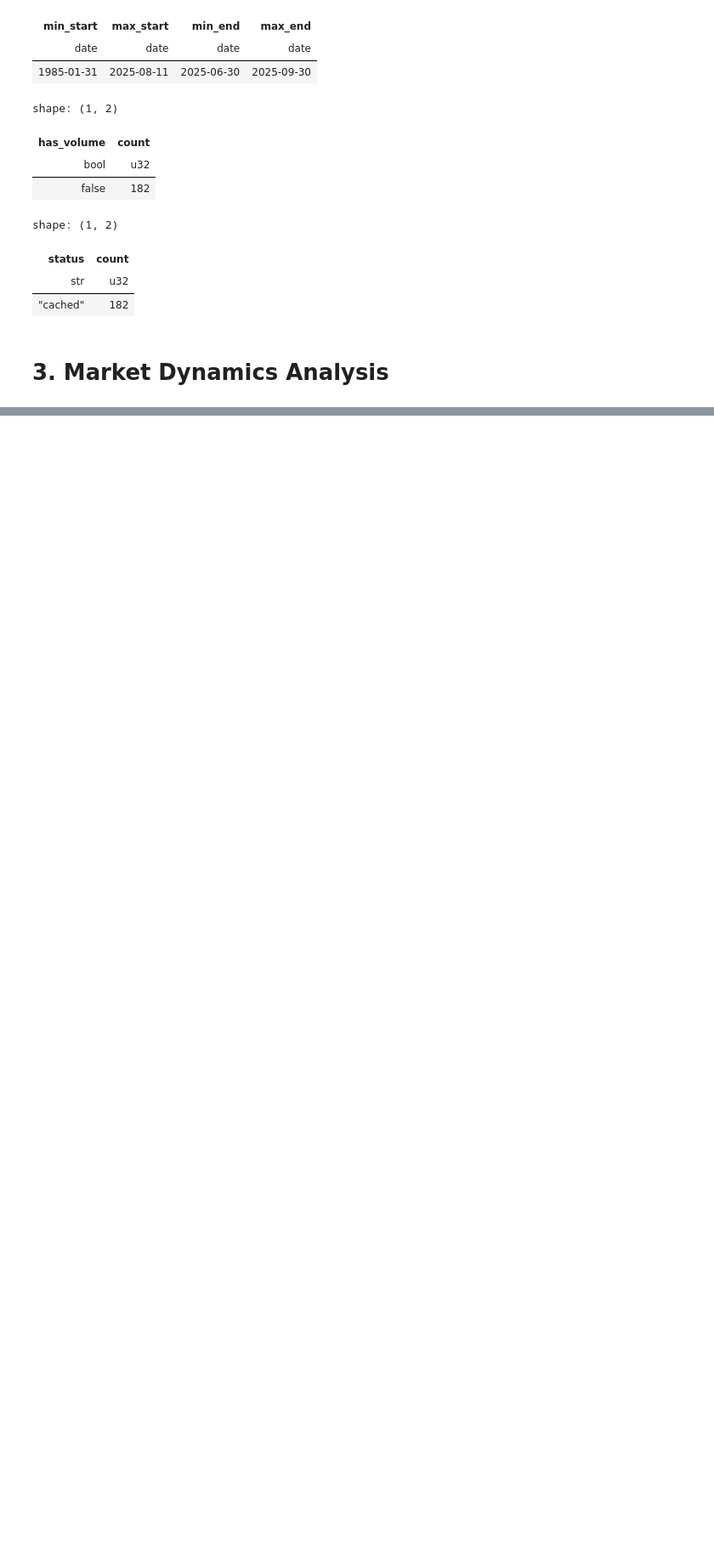
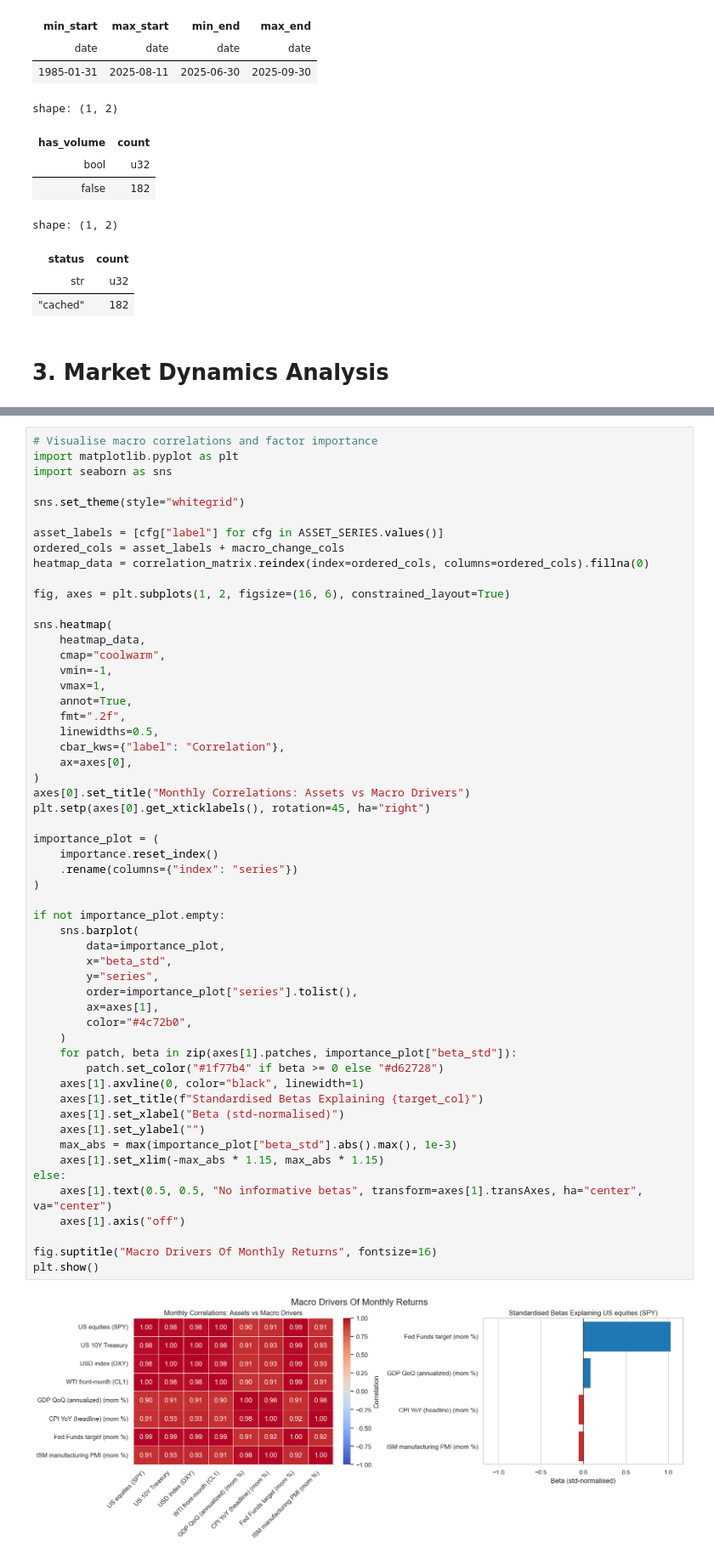
Before and after one commit to kecheng-shi/Nexus-data-preprocessing, a Jupyter notebook: Nexus Data Analysis.ipynb, the cells around one changed output, grey strips where cells are left out. Shown at 85% size. Drawn from its saved outputs; the diff is of its cells as text; blank space fills up the shorter version.

```diff
--- a/Nexus Data Analysis.ipynb
+++ b/Nexus Data Analysis.ipynb
@@ -515,0 +724,57 @@ shape: (1, 2)
+# %%
+# Visualise macro correlations and factor importance
+import matplotlib.pyplot as plt
+import seaborn as sns
+
+sns.set_theme(style="whitegrid")
+
+asset_labels = [cfg["label"] for cfg in ASSET_SERIES.values()]
+ordered_cols = asset_labels + macro_change_cols
+heatmap_data = correlation_matrix.reindex(index=ordered_cols, columns=ordered_cols).fillna(0)
+
+fig, axes = plt.subplots(1, 2, figsize=(16, 6), constrained_layout=True)
+
+sns.heatmap(
+    heatmap_data,
+    cmap="coolwarm",
+    vmin=-1,
+    vmax=1,
+    annot=True,
+    fmt=".2f",
+    linewidths=0.5,
+    cbar_kws={"label": "Correlation"},
+    ax=axes[0],
+)
+axes[0].set_title("Monthly Correlations: Assets vs Macro Drivers")
+plt.setp(axes[0].get_xticklabels(), rotation=45, ha="right")
+
+importance_plot = (
+    importance.reset_index()
+    .rename(columns={"index": "series"})
+)
+
+if not importance_plot.empty:
+    sns.barplot(
+        data=importance_plot,
+        x="beta_std",
+        y="series",
+        order=importance_plot["series"].tolist(),
+        ax=axes[1],
+        color="#4c72b0",
+    )
+    for patch, beta in zip(axes[1].patches, importance_plot["beta_std"]):
+        patch.set_color("#1f77b4" if beta >= 0 else "#d62728")
+    axes[1].axvline(0, color="black", linewidth=1)
+    axes[1].set_title(f"Standardised Betas Explaining {target_col}")
+    axes[1].set_xlabel("Beta (std-normalised)")
+    axes[1].set_ylabel("")
+    max_abs = max(importance_plot["beta_std"].abs().max(), 1e-3)
+    axes[1].set_xlim(-max_abs * 1.15, max_abs * 1.15)
+else:
+    axes[1].text(0.5, 0.5, "No informative betas", transform=axes[1].transAxes, ha="center", va="center")
+    axes[1].axis("off")
+
+fig.suptitle("Macro Drivers Of Monthly Returns", fontsize=16)
+plt.show()
+# %% [output]
+[figure, added]
```
Also changed, not shown: parts of 15 cells of this notebook, 2 other files.
